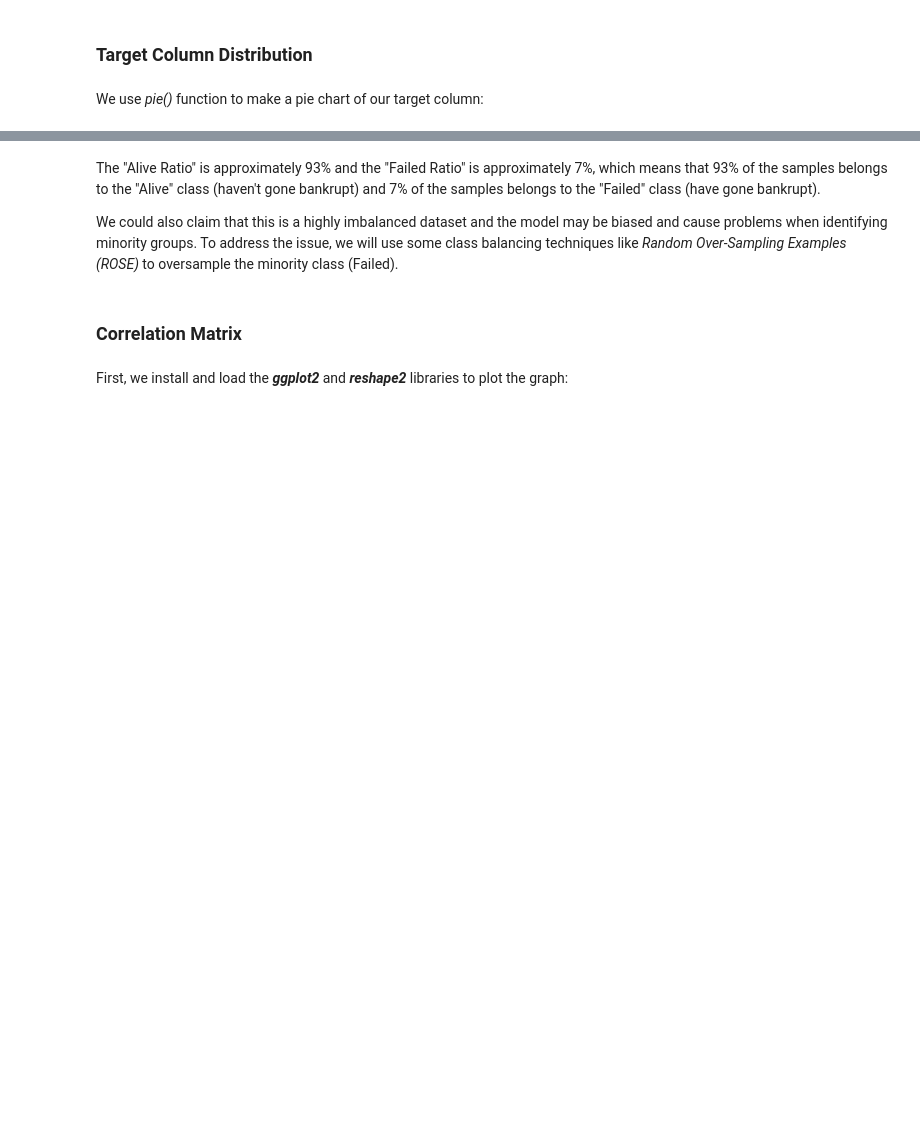
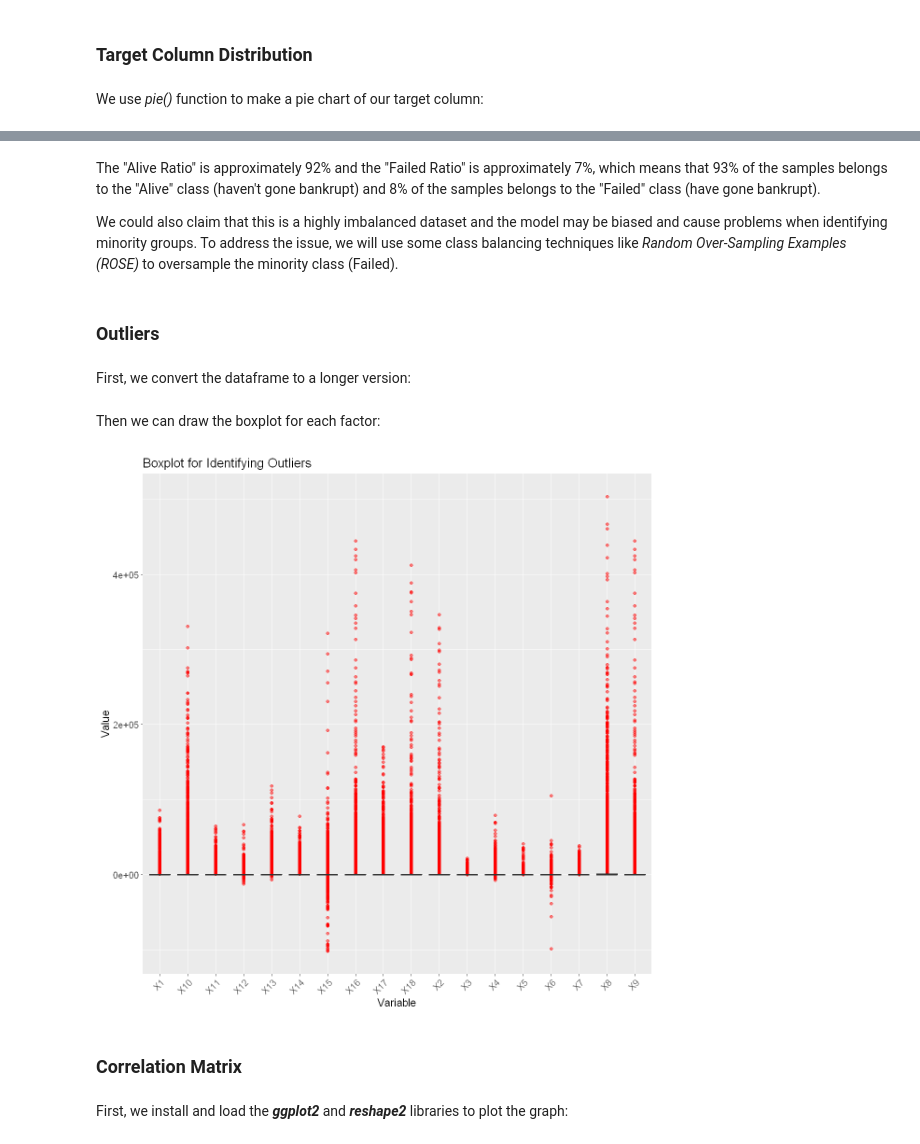
Before and after one commit to 4ugenstern/DSCI-100-GroupProject, a Jupyter notebook: Bankruptcy_Prediction_Proposal.ipynb, the cells around one changed output, grey strips where cells are left out. Drawn from its saved outputs; the diff is of its cells as text; code cells hidden in the pictures; blank space fills up the shorter version.

```diff
--- a/Bankruptcy_Prediction_Proposal.ipynb
+++ b/Bankruptcy_Prediction_Proposal.ipynb
@@ -168,7 +175,30 @@ legend("topright",
 # %% [markdown]
-The "Alive Ratio" is approximately 93% and the "Failed Ratio" is approximately 7%, which means that 93% of the samples belongs to the "Alive" class (haven't gone bankrupt) and 7% of the samples belongs to the "Failed" class (have gone bankrupt).
+The "Alive Ratio" is approximately 92% and the "Failed Ratio" is approximately 7%, which means that 93% of the samples belongs to the "Alive" class (haven't gone bankrupt) and 8% of the samples belongs to the "Failed" class (have gone bankrupt).
 
 We could also claim that this is a highly imbalanced dataset and the model may be biased and cause problems when identifying minority groups. To address the issue, we will use some class balancing techniques like *Random Over-Sampling Examples (ROSE)* to oversample the minority class (Failed).
+# %% [markdown]
+### Outliers
+# %% [markdown]
+First, we convert the dataframe to a longer version:
+# %%
+bank_long <- bank_train |>
+    select(-c(company_name, status_label, year)) |>
+    pivot_longer(cols = everything(), names_to = "Variable", values_to = "Value")
+# %% [markdown]
+Then we can draw the boxplot for each factor:
+# %%
+options(repr.plot.width = 10, repr.plot.height = 10)
+
+ggplot(bank_long, aes(x = Variable, y = Value)) +
+    geom_boxplot(alpha = 0.5, outlier.colour = "red") +
+    theme(axis.text.x = element_text(size = 12, angle = 45, hjust = 1),
+          axis.text.y = element_text(size = 12),
+          axis.title.x = element_text(size = 14),
+          axis.title.y = element_text(size = 14),
+          plot.title = element_text(size = 16)) +
+    labs(title = "Boxplot for Identifying Outliers", x = "Variable", y = "Value")
+# %% [output]
+[figure, added]
 # %% [markdown]
 ### Correlation Matrix
 # %% [markdown]
```
Also changed, not shown: parts of 12 cells of this notebook.
